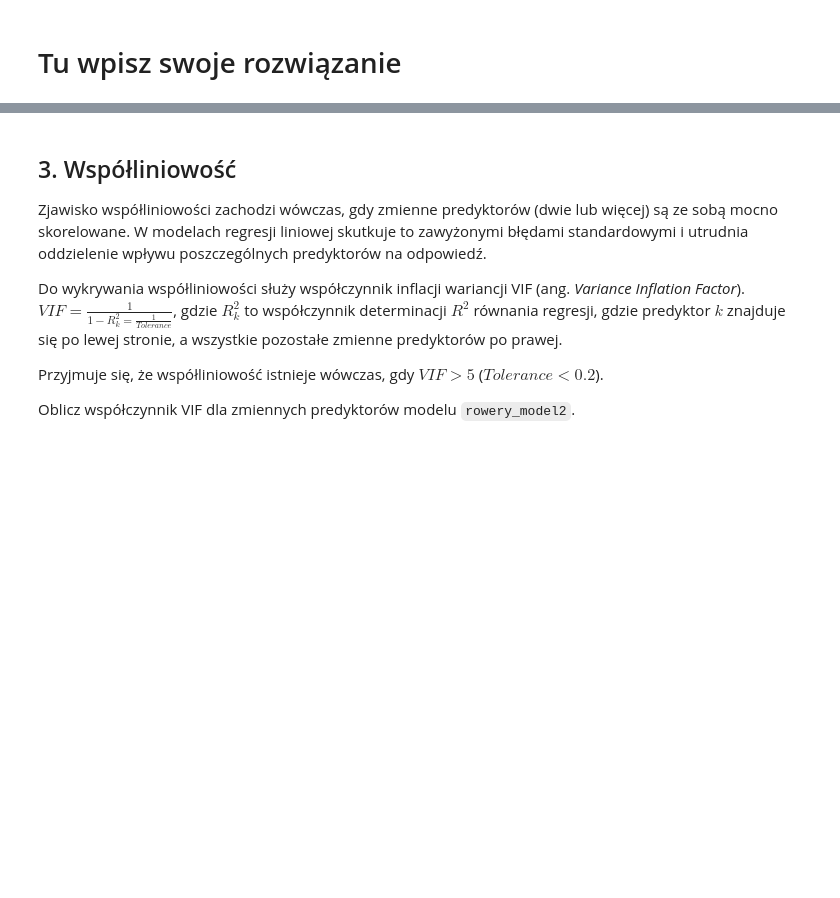
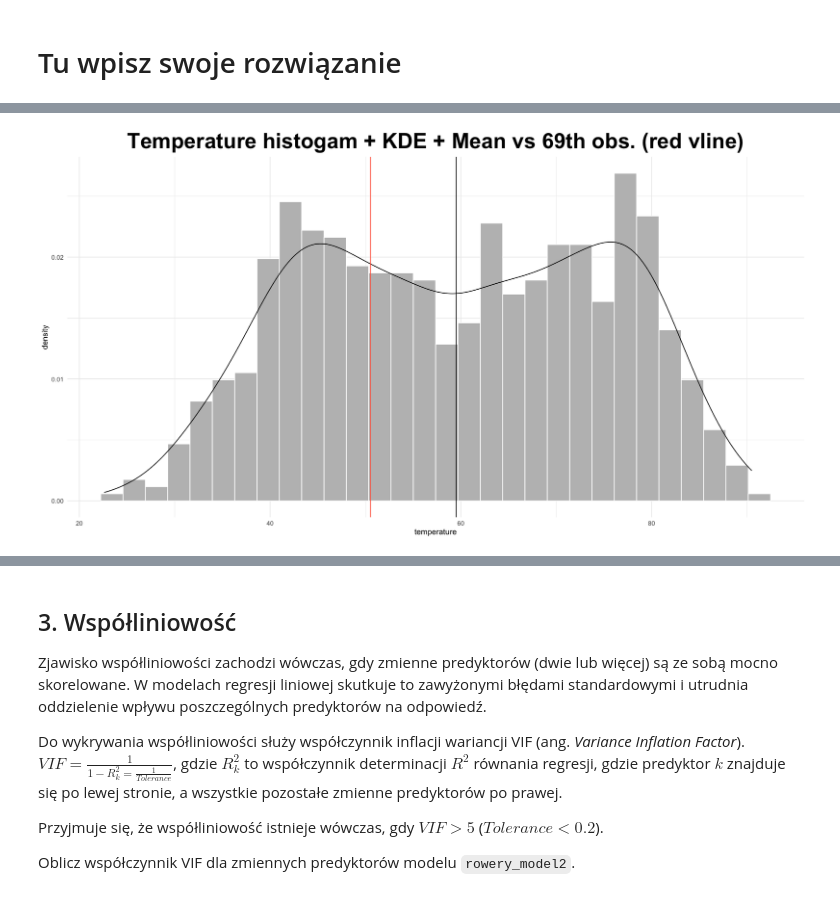
Before and after one commit to stawarzkrzysztof/uczenie_maszynowe_ifs2024, a Jupyter notebook: 21_10_2024/03-UM2024_regresja-ocena_modelu.ipynb, the cells around one changed output, grey strips where cells are left out. Drawn from its saved outputs; the diff is of its cells as text; code cells hidden in the pictures; blank space fills up the shorter version.

```diff
--- a/21_10_2024/03-UM2024_regresja-ocena_modelu.ipynb
+++ b/21_10_2024/03-UM2024_regresja-ocena_modelu.ipynb
@@ -470,0 +473,3 @@ arrange(cooks_outliers, desc(cooks_distance))
+# %%
+sussy_obs <- rowery_liczbowe[69, ]
+sussy_obs
@@ -470,0 +498,22 @@ arrange(cooks_outliers, desc(cooks_distance))
+# %%
+hist_with_sussy_obs <- function(data, x, bins){
+
+    if(missing(bins)) bins=30
+
+    ggplot(data, aes(x = .data[[x]])) +
+        geom_histogram(aes(y=after_stat(density)),
+                    bins = bins,
+                    color = "white",
+                    fill = "grey") +
+        geom_density(color = "black",
+                    alpha=.1) +
+        geom_vline(xintercept = sussy_obs[[x]], color="tomato") +
+        geom_vline(xintercept = mean(data[[x]]), color="black") +
+        theme_minimal() +
+        ggtitle(paste(str_to_title(x),"histogam + KDE + Mean vs 69th obs. (red vline)")) +
+        theme(plot.title = element_text(size = 30, face = "bold", hjust = 0.5))
+}
+
+hist_with_sussy_obs(rowery_liczbowe, "temperature")
+# %% [output]
+[figure, added]
```
Also changed, not shown: parts of 16 cells of this notebook.
